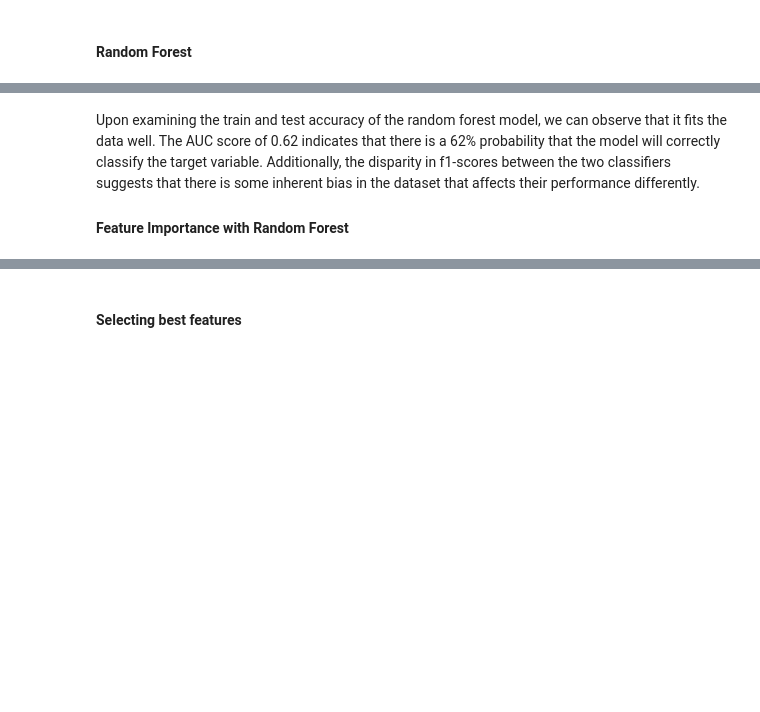
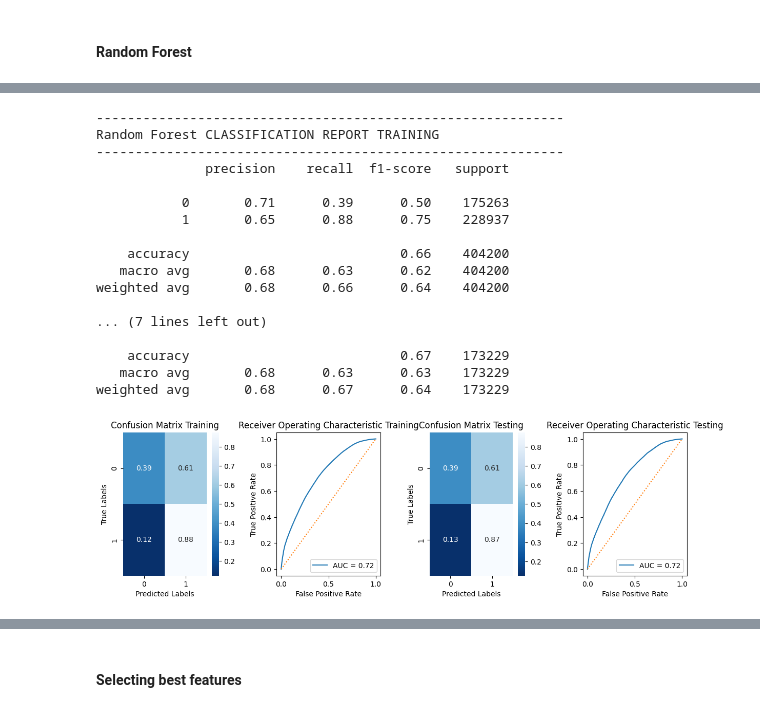
Before and after one commit to Lawez/phase-3-project, a Jupyter notebook: student.ipynb, the cells around one changed output, grey strips where cells are left out. Drawn from its saved outputs; the diff is of its cells as text; code cells hidden in the pictures; blank space fills up the shorter version.

```diff
--- a/student.ipynb
+++ b/student.ipynb
@@ -1740,7 +1862,22 @@ rf.fit(X_train_transformed, y_train)
 # %%
 # Call the pred_score function with Random forest classifier
-pred_score(rf)
+evaluate_classification(rf,X_train_transformed, X_test_transformed, y_train, y_test, label = 'Random Forest')
+# %% [output]
+------------------------------------------------------------
+Random Forest CLASSIFICATION REPORT TRAINING
+------------------------------------------------------------
+              precision    recall  f1-score   support
+
+           0       0.71      0.39      0.50    175263
+           1       0.65      0.88      0.75    228937
+
+    accuracy                           0.66    404200
+   macro avg       0.68      0.63      0.62    404200
+weighted avg       0.68      0.66      0.64    404200
+
+... (7 lines left out)
+
+    accuracy                           0.67    173229
+   macro avg       0.68      0.63      0.63    173229
+weighted avg       0.68      0.67      0.64    173229
+[figure, added]
-# %% [markdown]
-Upon examining the train and test accuracy of the random forest model, we can observe that it fits the data well. The AUC score of 0.62 indicates that there is a 62% probability that the model will correctly classify the target variable. Additionally, the disparity in f1-scores between the two classifiers suggests that there is some inherent bias in the dataset that affects their performance differently.
-
-#### Feature Importance with Random Forest
```
Also changed, not shown: parts of 63 cells of this notebook, 3 other files.
